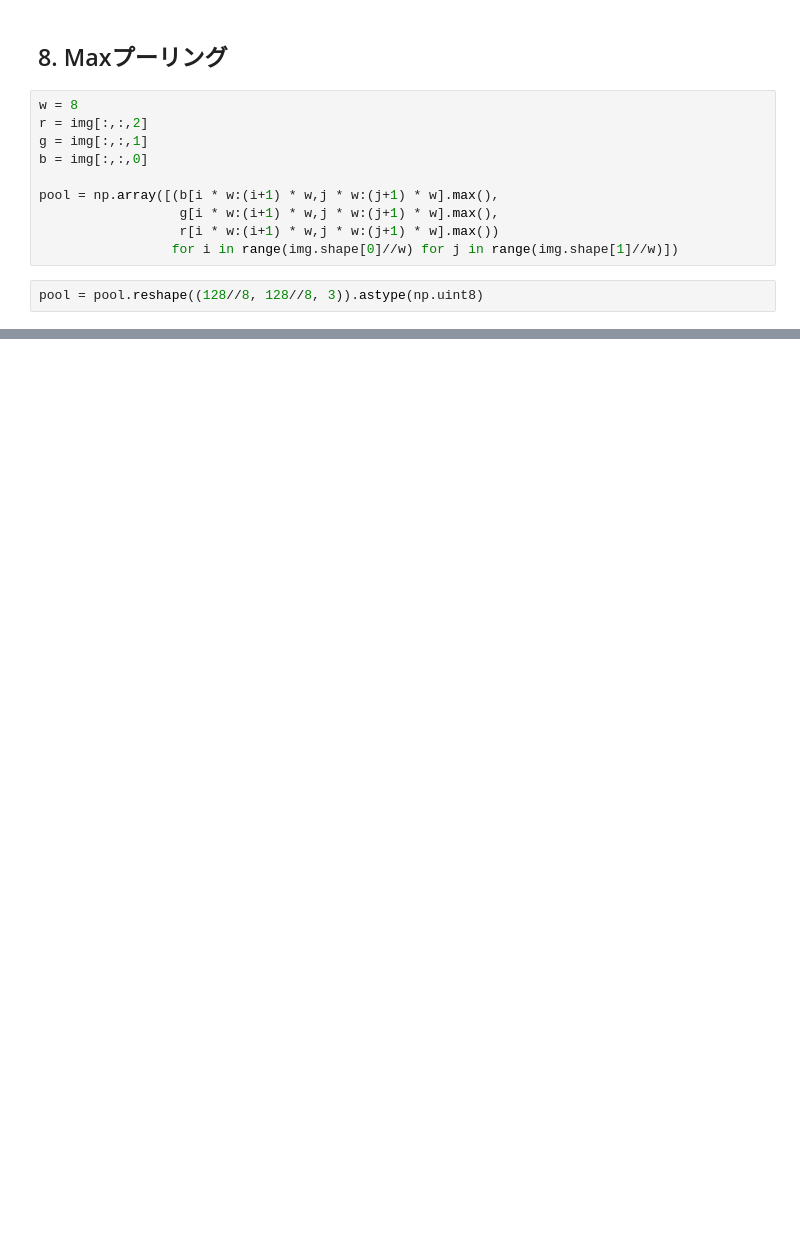
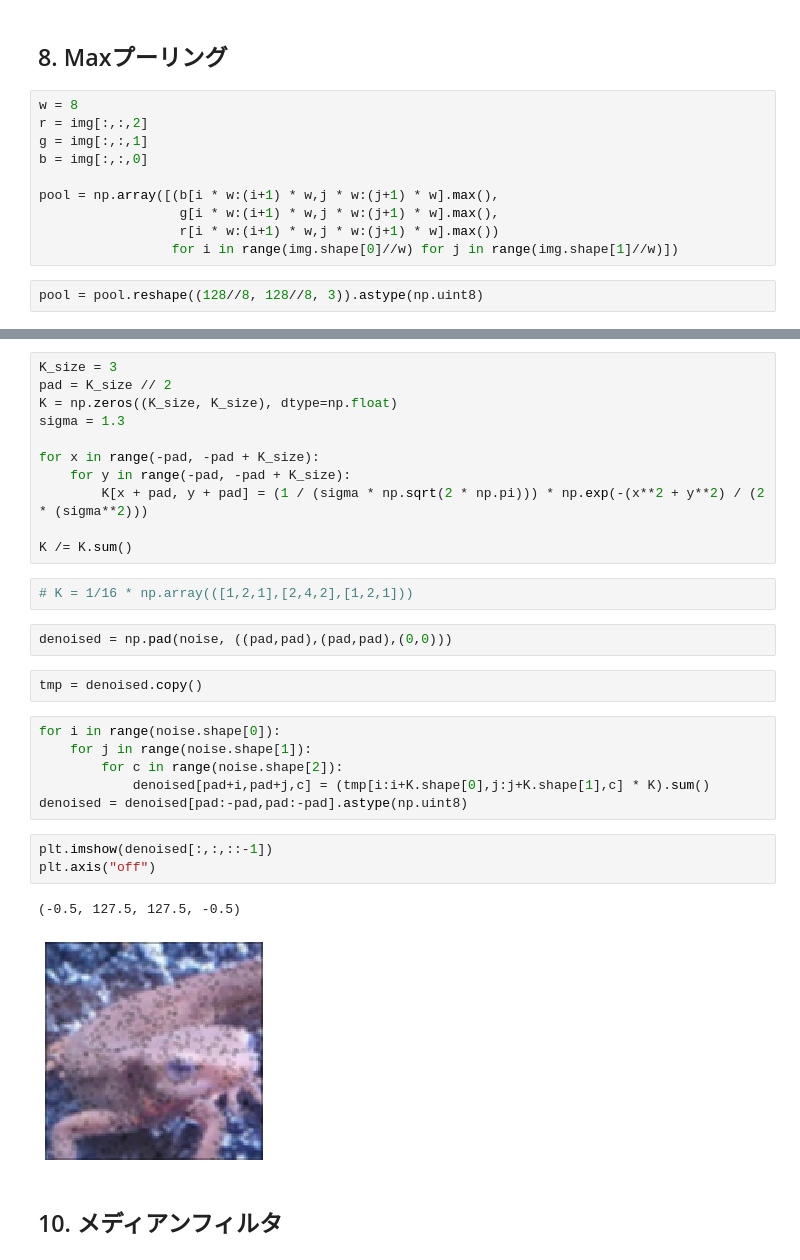
Before and after one commit to lexikodicsho/Gasyori100knock, a Jupyter notebook: Question_01_10/myanswers.ipynb, the cells around one changed output, grey strips where cells are left out. Drawn from its saved outputs; the diff is of its cells as text; blank space fills up the shorter version.

```diff
--- a/Question_01_10/myanswers.ipynb
+++ b/Question_01_10/myanswers.ipynb
@@ -173,0 +204,31 @@ plt.colorbar()
+# %%
+K_size = 3
+pad = K_size // 2
+K = np.zeros((K_size, K_size), dtype=np.float)
+sigma = 1.3
+
+for x in range(-pad, -pad + K_size):
+    for y in range(-pad, -pad + K_size):
+        K[x + pad, y + pad] = (1 / (sigma * np.sqrt(2 * np.pi))) * np.exp(-(x**2 + y**2) / (2 * (sigma**2)))
+
+K /= K.sum()
+# %%
+# K = 1/16 * np.array(([1,2,1],[2,4,2],[1,2,1]))
+# %%
+denoised = np.pad(noise, ((pad,pad),(pad,pad),(0,0)))
+# %%
+tmp = denoised.copy()
+# %%
+for i in range(noise.shape[0]):
+    for j in range(noise.shape[1]):
+        for c in range(noise.shape[2]):
+            denoised[pad+i,pad+j,c] = (tmp[i:i+K.shape[0],j:j+K.shape[1],c] * K).sum()
+denoised = denoised[pad:-pad,pad:-pad].astype(np.uint8)
+# %%
+plt.imshow(denoised[:,:,::-1])
+plt.axis("off")
+# %% [output]
+(-0.5, 127.5, 127.5, -0.5)
+[figure, added]
+# %% [markdown]
+## 10. メディアンフィルタ
```
Also changed, not shown: parts of 11 cells of this notebook.
